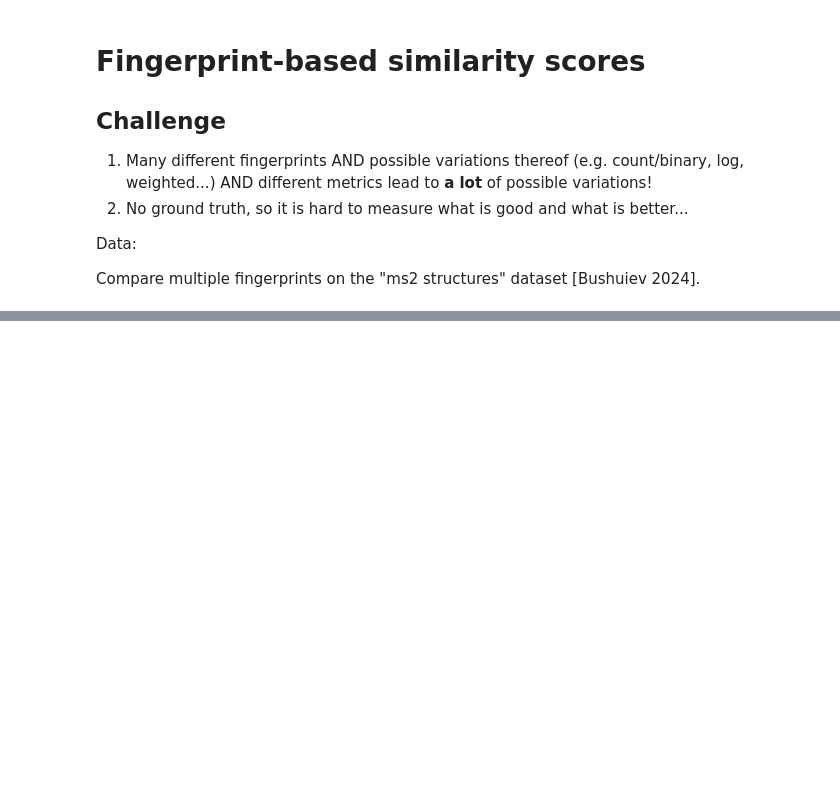
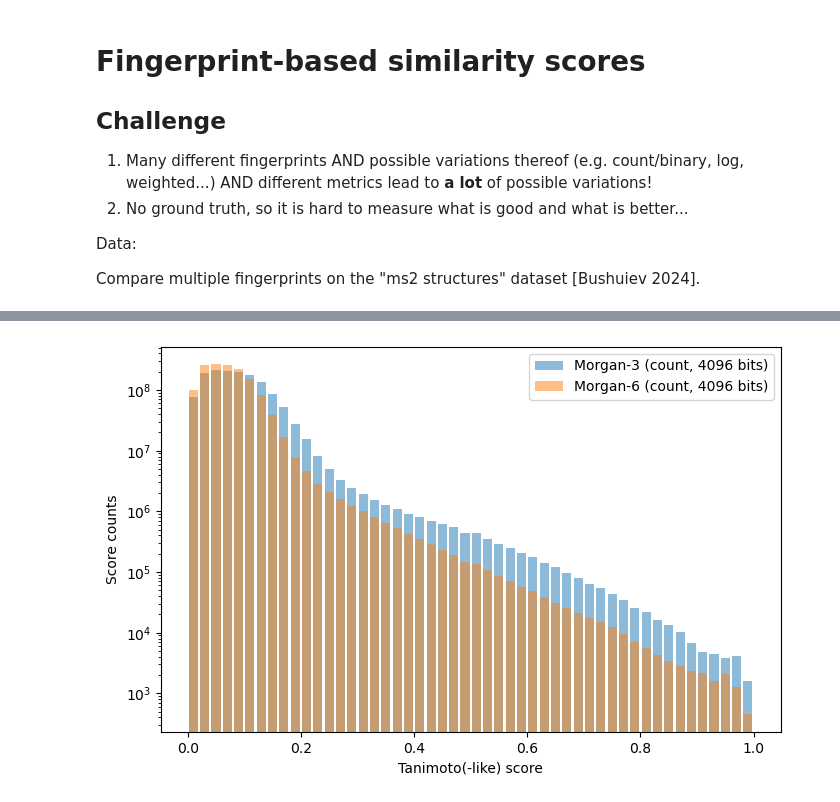
Before and after one commit to florian-huber/molecular_fingerprint_comparisons, a Jupyter notebook: notebooks/fingerprint_analysis_02_similarities.ipynb, the cells around one changed output, grey strips where cells are left out. Saved outputs shown, nothing was run; the diff lists cells and outputs as text; code cells hidden in the pictures; blank space fills up the shorter version.

```diff
--- a/notebooks/fingerprint_analysis_02_similarities.ipynb
+++ b/notebooks/fingerprint_analysis_02_similarities.ipynb
@@ -129,0 +332,36 @@ NameError: name 'fingerprints' is not defined
+# %%
+#from utils import remove_diagonal
+
+def remove_diagonal(A):
+    m = A.shape[0]
+    strided = np.lib.stride_tricks.as_strided
+    s0,s1 = A.strides
+    return strided(A.ravel()[1:], shape=(m-1,m), strides=(s0+s1,s1)).reshape(m,-1)
+
+
+
+def compare_distributions(
+    similarities1,
+    similarities2,
+    label1,
+    label2,
+    title="",
+    ignore_diagonal=True
+):
+    if ignore_diagonal:
+        similarities1 = remove_diagonal(similarities1)
+        similarities2 = remove_diagonal(similarities2)
+
+    fig, ax = plt.subplots(1, figsize=(8, 5))
+    ax.hist(similarities1.reshape(-1),
+                    bins=50, rwidth=0.8, alpha=0.5, label=label1)
+    ax.hist(similarities2.reshape(-1),
+                    bins=50, rwidth=0.8, alpha=0.5, label=label2)
+    ax.set_title(title)
+    ax.set_xlabel("Tanimoto(-like) score")
+    ax.set_ylabel("Score counts")
+
+    ax.set_yscale("log")
+    ax.set_yscale("log")
+    plt.legend()
+    plt.show()
@@ -129,0 +395,10 @@ NameError: name 'fingerprints' is not defined
+# %%
+NBITS = 4096
+
+compare_distributions(similarities_count_morgan3,
+                      similarities_count_morgan6,
+                      f"Morgan-3 (count, {NBITS} bits)",
+                      f"Morgan-6 (count, {NBITS} bits)",
+)
+# %% [output]
+[figure, added]
```
Also changed, not shown: parts of 54 cells of this notebook.
